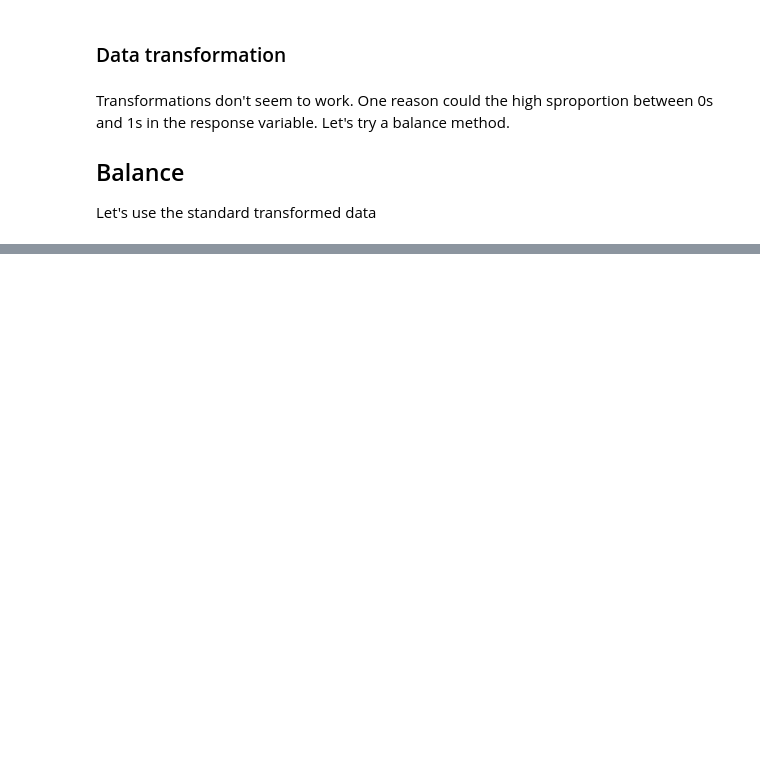
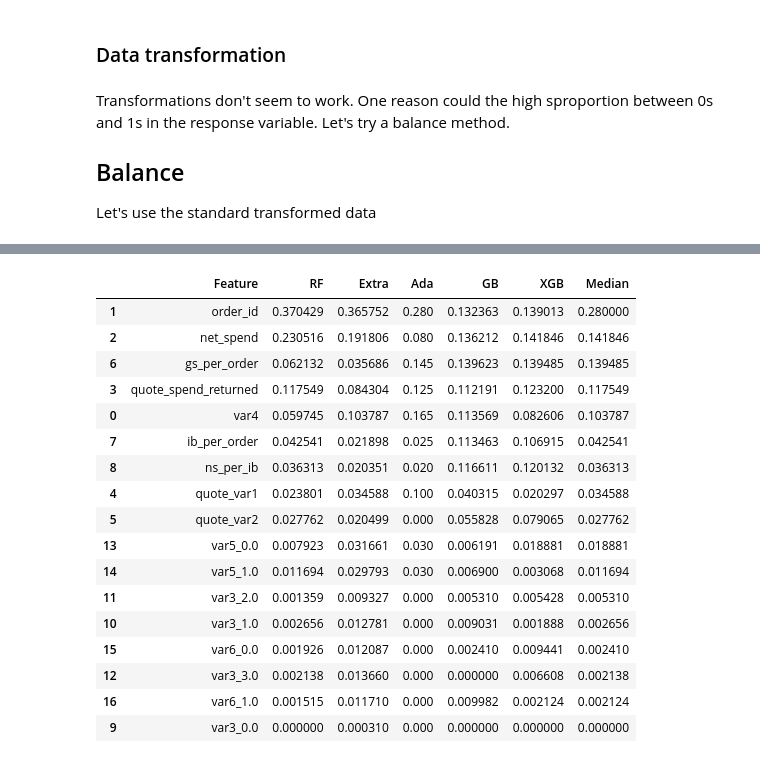
Before and after one commit to lynkx21/Ynap, a Jupyter notebook: Ynap02_models_on_tot.ipynb, the cells around one changed output, grey strips where cells are left out. Drawn from its saved outputs; the diff is of its cells as text; code cells hidden in the pictures; blank space fills up the shorter version.

```diff
--- a/Ynap02_models_on_tot.ipynb
+++ b/Ynap02_models_on_tot.ipynb
@@ -482,0 +591,2 @@ rf.
+# %%
+gb_clf, gb_ypred = classifier_runner(gb, X_train_, y_train_['lapsed_next_period'], X_test, y_test['lapsed_next_period'])
@@ -482,0 +758,30 @@ rf.
+# %%
+summary = pd.DataFrame(list(zip(X_train_[model_cols].columns,
+    np.transpose(rf_best.feature_importances_),
+    np.transpose(et_best.feature_importances_),
+    np.transpose(ada_best.feature_importances_),
+    np.transpose(gb_best.feature_importances_),
+    np.transpose(xgbm_best.feature_importances_),
+    )), columns=['Feature','RF','Extra','Ada','GB','XGB'])
+
+summary['Median'] = summary.median(1)
+summary.sort_values('Median', ascending=False)
+# %% [output]
+|  | Feature | RF | Extra | Ada | GB | XGB | Median |
+| 1 | order_id | 0.370429 | 0.365752 | 0.280 | 0.132363 | 0.139013 | 0.280000 |
+| 2 | net_spend | 0.230516 | 0.191806 | 0.080 | 0.136212 | 0.141846 | 0.141846 |
+| 6 | gs_per_order | 0.062132 | 0.035686 | 0.145 | 0.139623 | 0.139485 | 0.139485 |
+| 3 | quote_spend_returned | 0.117549 | 0.084304 | 0.125 | 0.112191 | 0.123200 | 0.117549 |
+| 0 | var4 | 0.059745 | 0.103787 | 0.165 | 0.113569 | 0.082606 | 0.103787 |
+| 7 | ib_per_order | 0.042541 | 0.021898 | 0.025 | 0.113463 | 0.106915 | 0.042541 |
+| 8 | ns_per_ib | 0.036313 | 0.020351 | 0.020 | 0.116611 | 0.120132 | 0.036313 |
+| 4 | quote_var1 | 0.023801 | 0.034588 | 0.100 | 0.040315 | 0.020297 | 0.034588 |
+| 5 | quote_var2 | 0.027762 | 0.020499 | 0.000 | 0.055828 | 0.079065 | 0.027762 |
+| 13 | var5_0.0 | 0.007923 | 0.031661 | 0.030 | 0.006191 | 0.018881 | 0.018881 |
+| 14 | var5_1.0 | 0.011694 | 0.029793 | 0.030 | 0.006900 | 0.003068 | 0.011694 |
+| 11 | var3_2.0 | 0.001359 | 0.009327 | 0.000 | 0.005310 | 0.005428 | 0.005310 |
+| 10 | var3_1.0 | 0.002656 | 0.012781 | 0.000 | 0.009031 | 0.001888 | 0.002656 |
+| 15 | var6_0.0 | 0.001926 | 0.012087 | 0.000 | 0.002410 | 0.009441 | 0.002410 |
+| 12 | var3_3.0 | 0.002138 | 0.013660 | 0.000 | 0.000000 | 0.006608 | 0.002138 |
+| 16 | var6_1.0 | 0.001515 | 0.011710 | 0.000 | 0.009982 | 0.002124 | 0.002124 |
+| 9 | var3_0.0 | 0.000000 | 0.000310 | 0.000 | 0.000000 | 0.000000 | 0.000000 |
```
Also changed, not shown: parts of 70 cells of this notebook, 2 other files.
